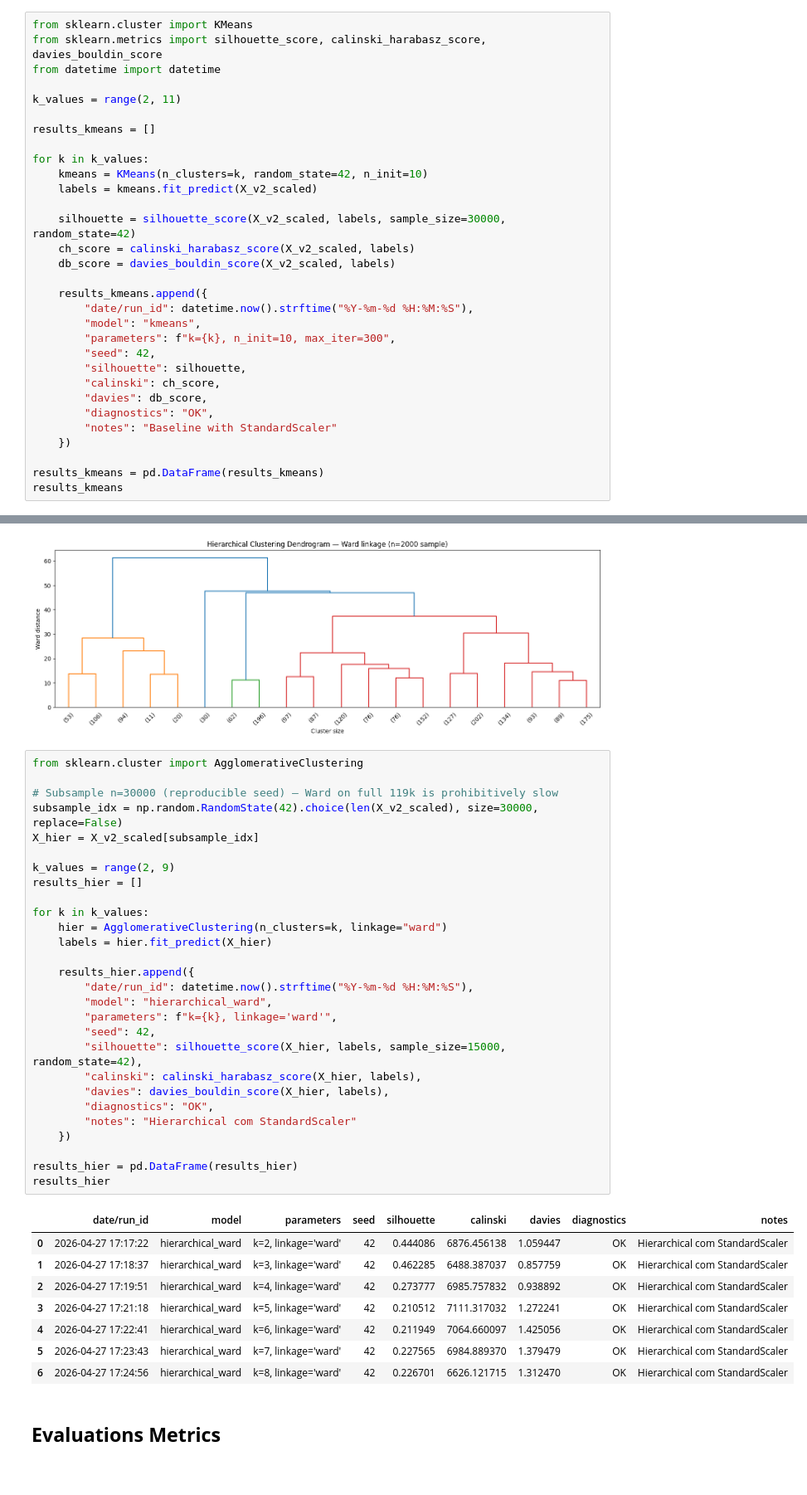
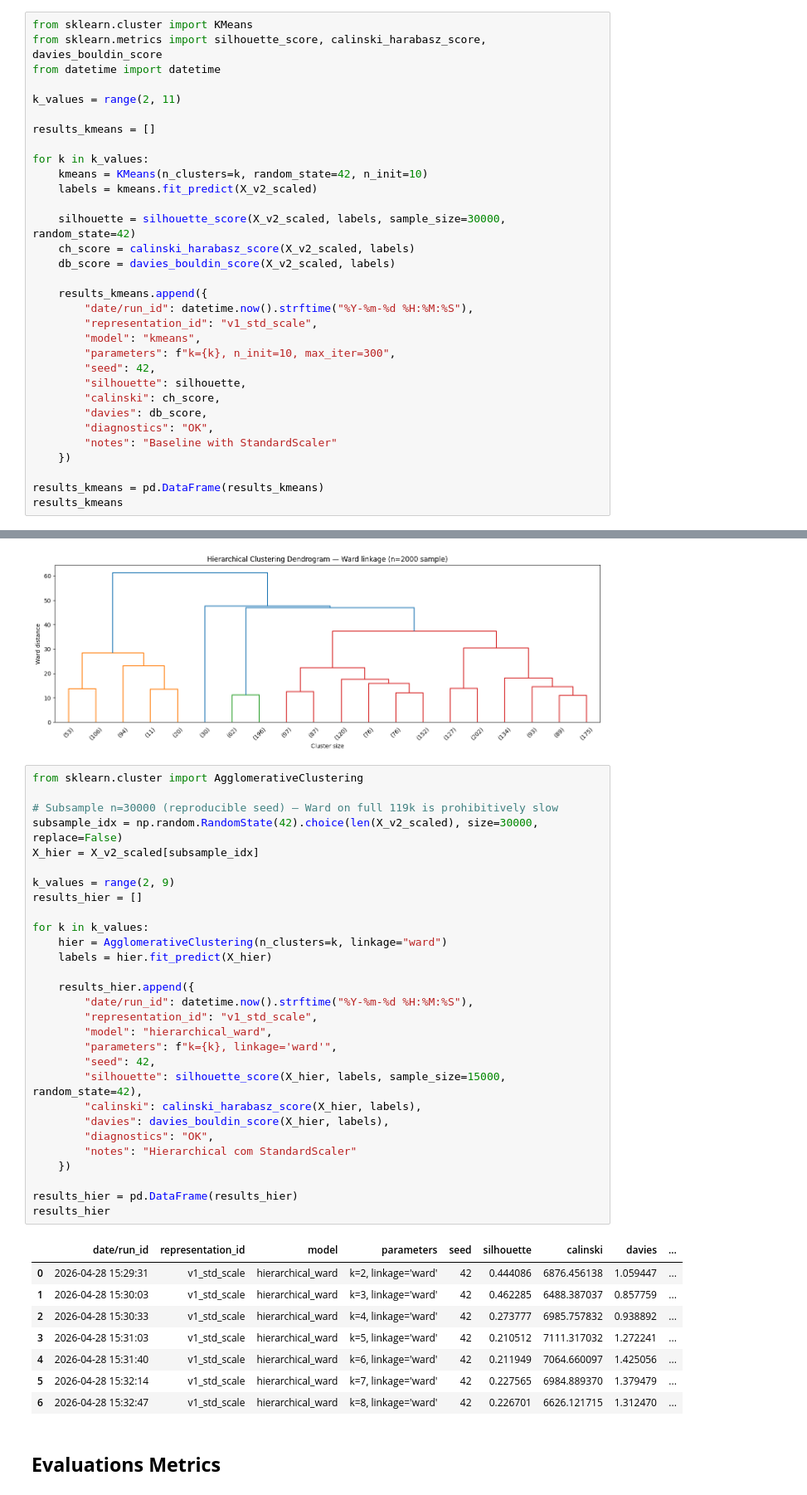
Before and after one commit to alexandreffs/UnsupervisedLearningProj, a Jupyter notebook: project.ipynb, the cells around one changed output, grey strips where cells are left out. Shown at 83% size. Saved outputs shown, nothing was run; the diff lists cells and outputs as text.

```diff
--- a/project.ipynb
+++ b/project.ipynb
@@ -431,6 +431,7 @@ for k in k_values:
 
     results_kmeans.append({
         "date/run_id": datetime.now().strftime("%Y-%m-%d %H:%M:%S"),
+        "representation_id": "v1_std_scale",
         "model": "kmeans",
         "parameters": f"k={k}, n_init=10, max_iter=300",
         "seed": 42,
@@ -678,40 +679,41 @@ plt.show()
 # %%
 from sklearn.cluster import AgglomerativeClustering
 
 # Subsample n=30000 (reproducible seed) — Ward on full 119k is prohibitively slow
 subsample_idx = np.random.RandomState(42).choice(len(X_v2_scaled), size=30000, replace=False)
 X_hier = X_v2_scaled[subsample_idx]
 
 k_values = range(2, 9)
 results_hier = []
 
 for k in k_values:
     hier = AgglomerativeClustering(n_clusters=k, linkage="ward")
     labels = hier.fit_predict(X_hier)
 
     results_hier.append({
         "date/run_id": datetime.now().strftime("%Y-%m-%d %H:%M:%S"),
+        "representation_id": "v1_std_scale",
         "model": "hierarchical_ward",
         "parameters": f"k={k}, linkage='ward'",
         "seed": 42,
         "silhouette": silhouette_score(X_hier, labels, sample_size=15000, random_state=42),
         "calinski": calinski_harabasz_score(X_hier, labels),
         "davies": davies_bouldin_score(X_hier, labels),
         "diagnostics": "OK",
         "notes": "Hierarchical com StandardScaler"
     })
 
 results_hier = pd.DataFrame(results_hier)
 results_hier
 # %% [output]
-|  | date/run_id | model | parameters | seed | silhouette | calinski | davies | diagnostics | notes |
-| 0 | 2026-04-27 17:17:22 | hierarchical_ward | k=2, linkage='ward' | 42 | 0.444086 | 6876.456138 | 1.059447 | OK | Hierarchical com StandardScaler |
-| 1 | 2026-04-27 17:18:37 | hierarchical_ward | k=3, linkage='ward' | 42 | 0.462285 | 6488.387037 | 0.857759 | OK | Hierarchical com StandardScaler |
-| 2 | 2026-04-27 17:19:51 | hierarchical_ward | k=4, linkage='ward' | 42 | 0.273777 | 6985.757832 | 0.938892 | OK | Hierarchical com StandardScaler |
-| 3 | 2026-04-27 17:21:18 | hierarchical_ward | k=5, linkage='ward' | 42 | 0.210512 | 7111.317032 | 1.272241 | OK | Hierarchical com StandardScaler |
-| 4 | 2026-04-27 17:22:41 | hierarchical_ward | k=6, linkage='ward' | 42 | 0.211949 | 7064.660097 | 1.425056 | OK | Hierarchical com StandardScaler |
-| 5 | 2026-04-27 17:23:43 | hierarchical_ward | k=7, linkage='ward' | 42 | 0.227565 | 6984.889370 | 1.379479 | OK | Hierarchical com StandardScaler |
-| 6 | 2026-04-27 17:24:56 | hierarchical_ward | k=8, linkage='ward' | 42 | 0.226701 | 6626.121715 | 1.312470 | OK | Hierarchical com StandardScaler |
+|  | date/run_id | representation_id | model | parameters | seed | silhouette | calinski | davies | ... |
+| 0 | 2026-04-28 15:29:31 | v1_std_scale | hierarchical_ward | k=2, linkage='ward' | 42 | 0.444086 | 6876.456138 | 1.059447 | ... |
+| 1 | 2026-04-28 15:30:03 | v1_std_scale | hierarchical_ward | k=3, linkage='ward' | 42 | 0.462285 | 6488.387037 | 0.857759 | ... |
+| 2 | 2026-04-28 15:30:33 | v1_std_scale | hierarchical_ward | k=4, linkage='ward' | 42 | 0.273777 | 6985.757832 | 0.938892 | ... |
+| 3 | 2026-04-28 15:31:03 | v1_std_scale | hierarchical_ward | k=5, linkage='ward' | 42 | 0.210512 | 7111.317032 | 1.272241 | ... |
+| 4 | 2026-04-28 15:31:40 | v1_std_scale | hierarchical_ward | k=6, linkage='ward' | 42 | 0.211949 | 7064.660097 | 1.425056 | ... |
+| 5 | 2026-04-28 15:32:14 | v1_std_scale | hierarchical_ward | k=7, linkage='ward' | 42 | 0.227565 | 6984.889370 | 1.379479 | ... |
+| 6 | 2026-04-28 15:32:47 | v1_std_scale | hierarchical_ward | k=8, linkage='ward' | 42 | 0.226701 | 6626.121715 | 1.312470 | ... |
 # %% [markdown]
 ## **Evaluations Metrics**
 # %%
```
Also changed, not shown: parts of 3 cells of this notebook, 1 other file.
